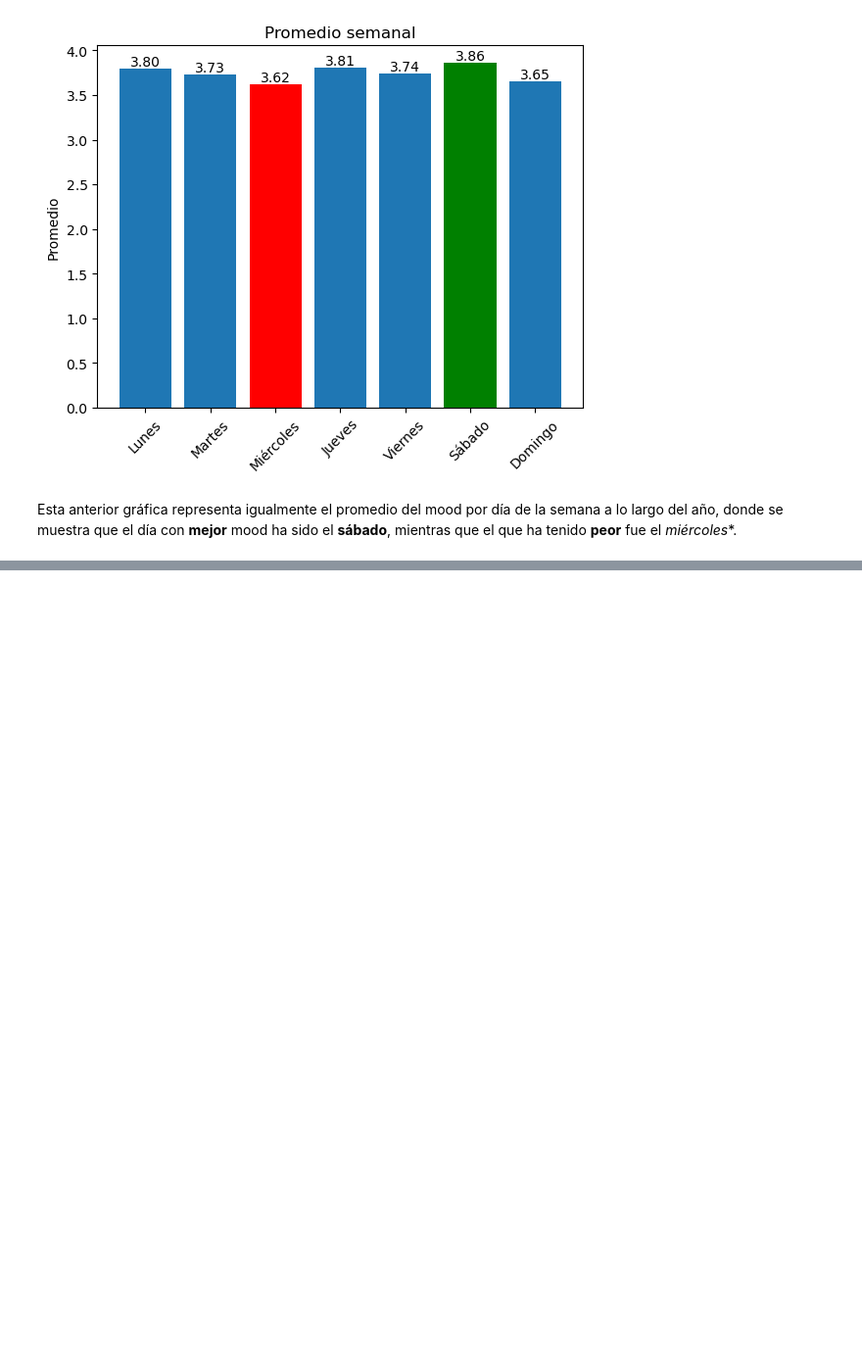
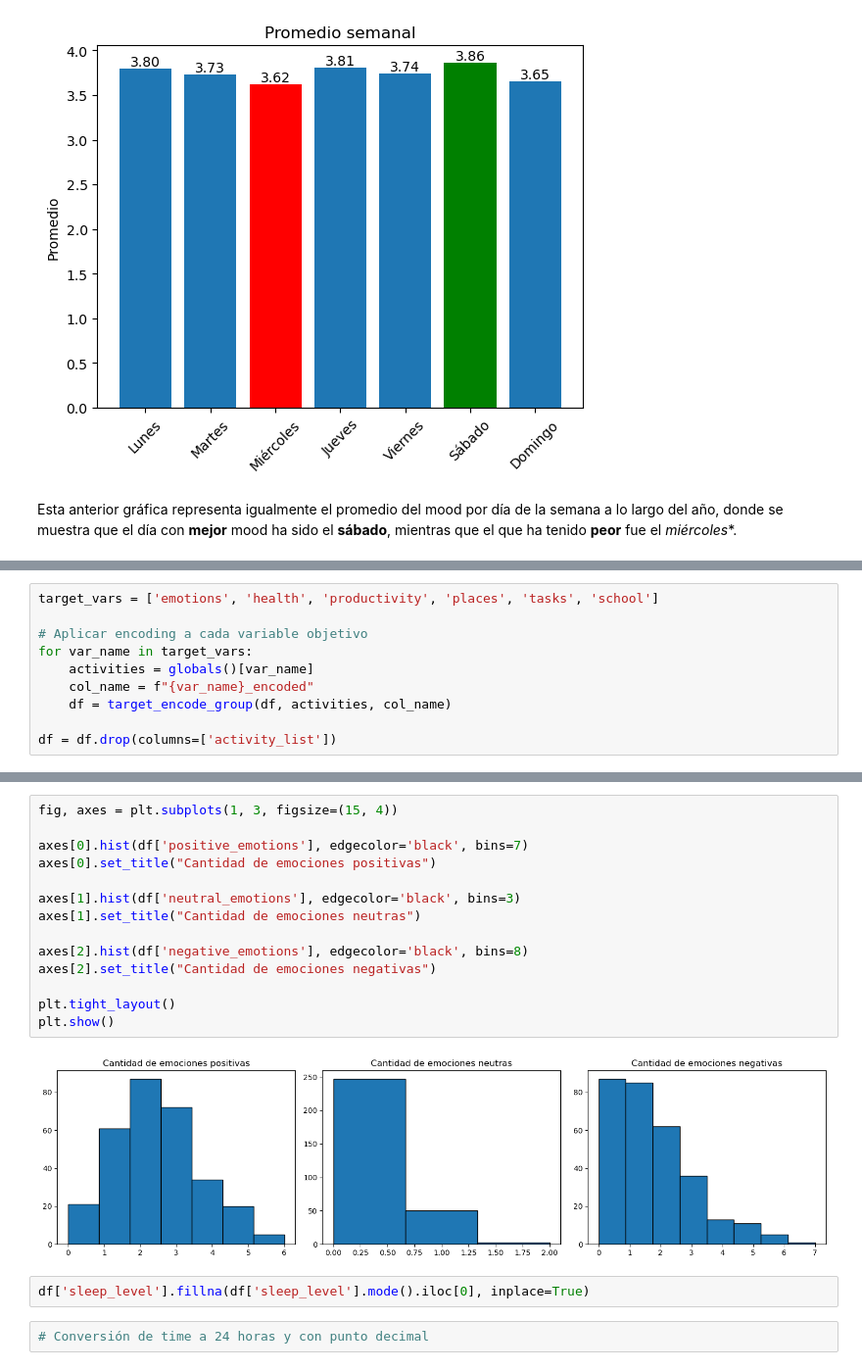
Before and after one commit to IsaiJesus/Feelings, a Jupyter notebook: notebooks/01_data_pipeline.ipynb, the cells around one changed output, grey strips where cells are left out. Shown at 98% size. Saved outputs shown, nothing was run; the diff lists cells and outputs as text; blank space fills up the shorter version.

```diff
--- a/notebooks/01_data_pipeline.ipynb
+++ b/notebooks/01_data_pipeline.ipynb
@@ -451,0 +482,10 @@ Para el resto de registros, igualmente podría ser un Target Encoding.
+# %%
+target_vars = ['emotions', 'health', 'productivity', 'places', 'tasks', 'school']
+
+# Aplicar encoding a cada variable objetivo
+for var_name in target_vars:
+    activities = globals()[var_name]
+    col_name = f"{var_name}_encoded"
+    df = target_encode_group(df, activities, col_name)
+
+df = df.drop(columns=['activity_list'])
@@ -451,0 +552,20 @@ Para el resto de registros, igualmente podría ser un Target Encoding.
+# %%
+fig, axes = plt.subplots(1, 3, figsize=(15, 4))
+
+axes[0].hist(df['positive_emotions'], edgecolor='black', bins=7)
+axes[0].set_title("Cantidad de emociones positivas")
+
+axes[1].hist(df['neutral_emotions'], edgecolor='black', bins=3)
+axes[1].set_title("Cantidad de emociones neutras")
+
+axes[2].hist(df['negative_emotions'], edgecolor='black', bins=8)
+axes[2].set_title("Cantidad de emociones negativas")
+
+plt.tight_layout()
+plt.show()
+# %% [output]
+[figure, added]
+# %%
+df['sleep_level'].fillna(df['sleep_level'].mode().iloc[0], inplace=True)
+# %%
+# Conversión de time a 24 horas y con punto decimal
```
Also changed, not shown: parts of 33 cells of this notebook, 1 other file.
